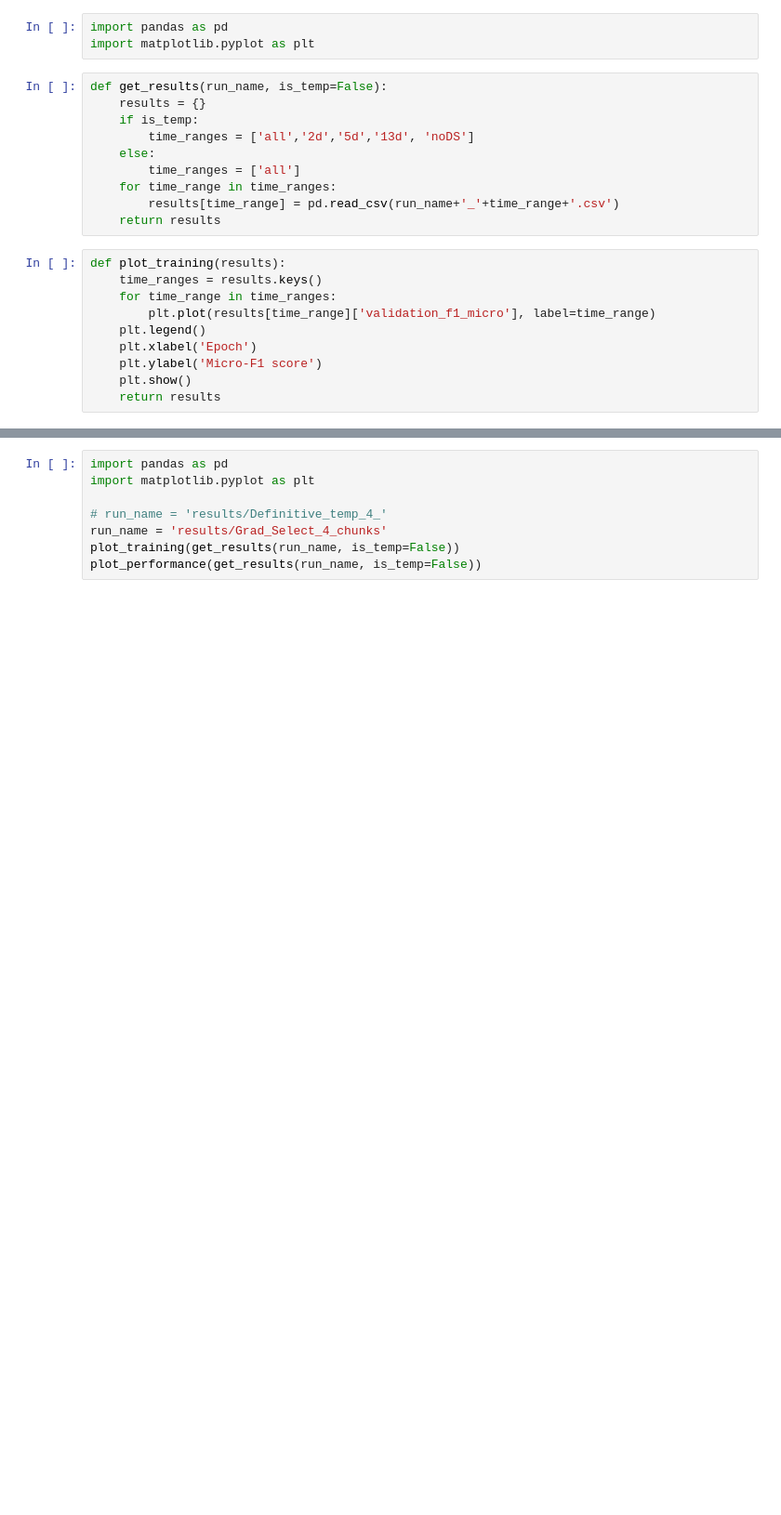
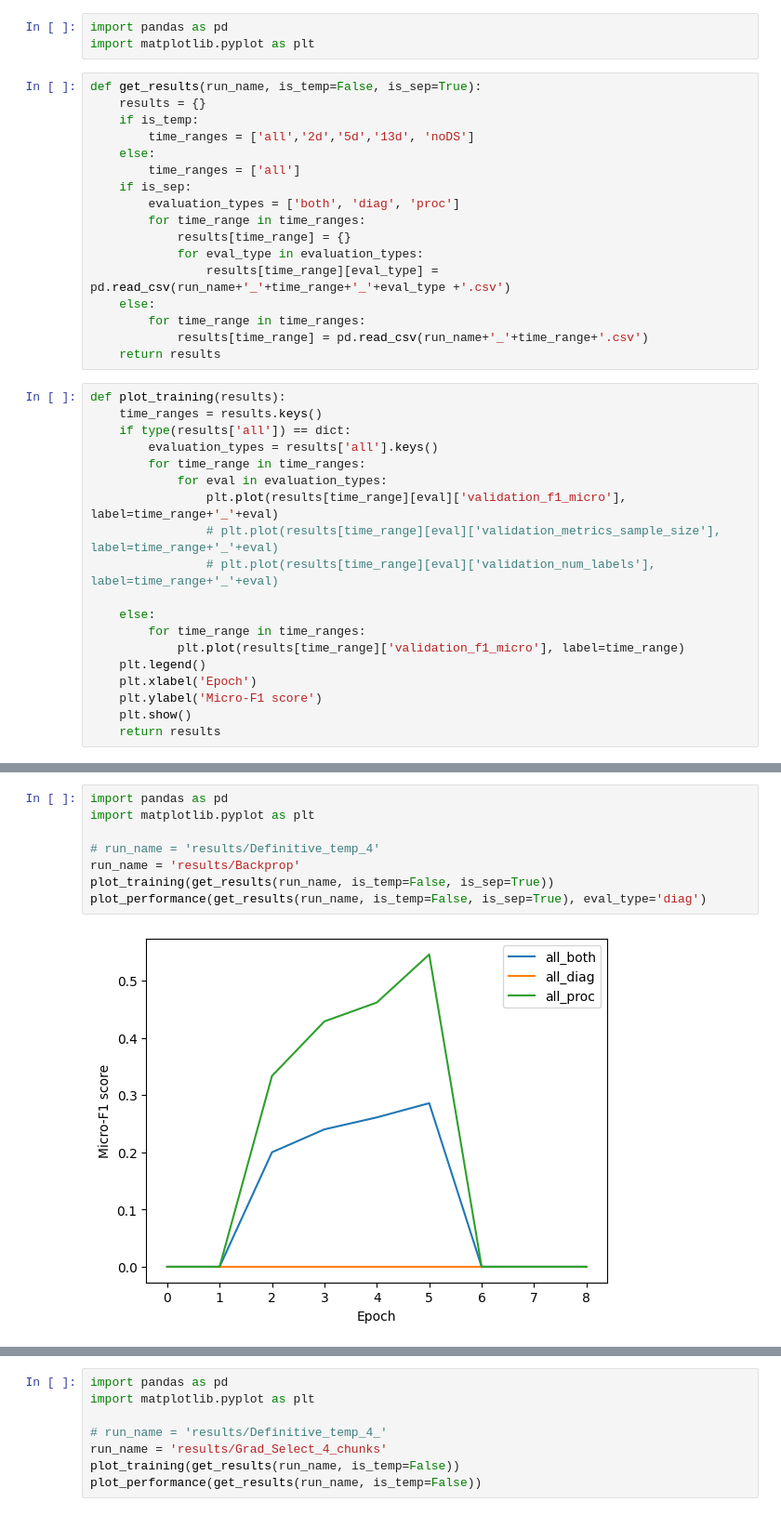
Before and after one commit to mireiahernandez/icd-continuous-prediction, a Jupyter notebook: visualize_results.ipynb, the cells around one changed output, grey strips where cells are left out. Shown: that part at 93% size. Saved outputs shown, nothing was run; the diff lists cells and outputs as text; blank space fills up the shorter version.

```diff
--- a/visualize_results.ipynb
+++ b/visualize_results.ipynb
@@ -2,20 +2,36 @@
 import pandas as pd
 import matplotlib.pyplot as plt
 # %%
-def get_results(run_name, is_temp=False):
+def get_results(run_name, is_temp=False, is_sep=True):
     results = {}
     if is_temp:
         time_ranges = ['all','2d','5d','13d', 'noDS']
     else:
         time_ranges = ['all']
-    for time_range in time_ranges:
-        results[time_range] = pd.read_csv(run_name+'_'+time_range+'.csv')
+    if is_sep:
+        evaluation_types = ['both', 'diag', 'proc']
+        for time_range in time_ranges:
+            results[time_range] = {}
+            for eval_type in evaluation_types:
+                results[time_range][eval_type] = pd.read_csv(run_name+'_'+time_range+'_'+eval_type +'.csv')
+    else:
+        for time_range in time_ranges:
+            results[time_range] = pd.read_csv(run_name+'_'+time_range+'.csv')
     return results
 # %%
 def plot_training(results):
     time_ranges = results.keys()
-    for time_range in time_ranges:
-        plt.plot(results[time_range]['validation_f1_micro'], label=time_range)
+    if type(results['all']) == dict:
+        evaluation_types = results['all'].keys()
+        for time_range in time_ranges:
+            for eval in evaluation_types:
+                plt.plot(results[time_range][eval]['validation_f1_micro'], label=time_range+'_'+eval)
+                # plt.plot(results[time_range][eval]['validation_metrics_sample_size'], label=time_range+'_'+eval)
+                # plt.plot(results[time_range][eval]['validation_num_labels'], label=time_range+'_'+eval)
+
+    else:
+        for time_range in time_ranges:
+            plt.plot(results[time_range]['validation_f1_micro'], label=time_range)
     plt.legend()
     plt.xlabel('Epoch')
     plt.ylabel('Micro-F1 score')
@@ -48,0 +96,10 @@ def plot_performance(results):
+# %%
+import pandas as pd
+import matplotlib.pyplot as plt
+
+# run_name = 'results/Definitive_temp_4'
+run_name = 'results/Backprop'
+plot_training(get_results(run_name, is_temp=False, is_sep=True))
+plot_performance(get_results(run_name, is_temp=False, is_sep=True), eval_type='diag')
+# %% [output]
+[figure, added]
```
Also changed, not shown: parts of 5 cells of this notebook.
